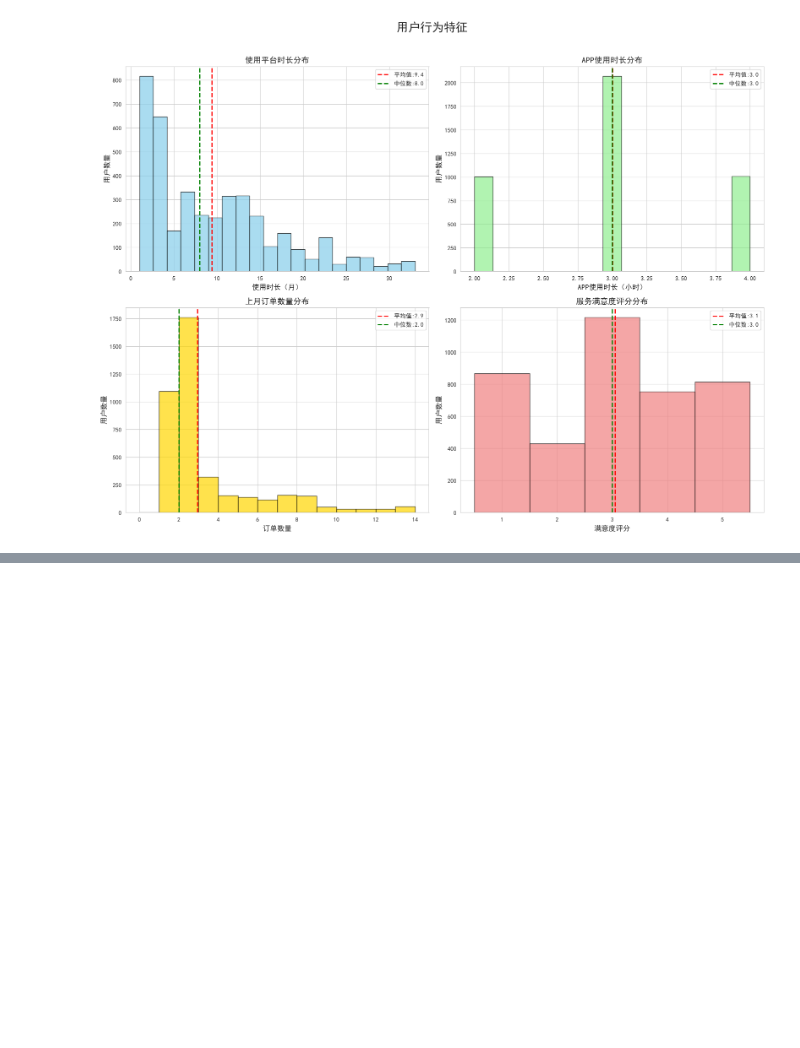
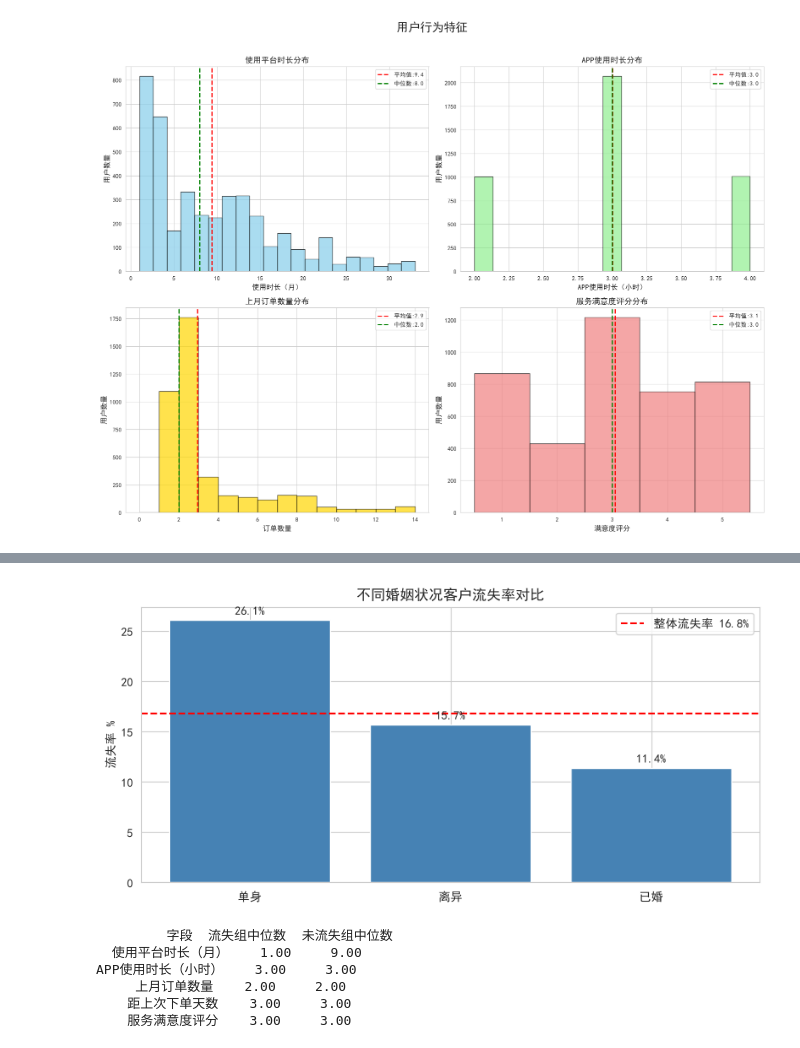
Before and after one commit to YAO-ob/ecommerce-churn-analysis, a Jupyter notebook: 电商数据分析.ipynb, the cells around one changed output, grey strips where cells are left out. Saved outputs shown, nothing was run; the diff lists cells and outputs as text; code cells hidden in the pictures; blank space fills up the shorter version.

```diff
--- a/电商数据分析.ipynb
+++ b/电商数据分析.ipynb
@@ -569,0 +572,19 @@ if '服务满意度评分' in df.columns:
+# %%
+# 构造二值流失标签
+df['是否流失'] = (df['流失标志'] == '流失').astype(int)
+overall_churn = df['是否流失'].mean()
+print(f'整体流失率：{overall_churn*100:.2f}%（样本 {len(df)} 条）')
+
+def churn_by(col):
+    """按指定分组统计人数、流失数与流失率，按流失率降序"""
+    g = df.groupby(col).agg(人数=('是否流失', 'count'), 流失数=('是否流失', 'sum'))
+    g['流失率%'] = (g['流失数'] / g['人数'] * 100).round(1)
+    return g.sort_values('流失率%', ascending=False)
+
+# 逐个分类维度输出流失率对比
+cat_cols = ['性别', '城市等级', '婚姻状况', '年龄分组', '首选登录设备',
+            '是否活跃用户', '消费水平', '使用频率', '满意度分组']
+for col in cat_cols:
+    if col in df.columns:
+        print('\n====', col, '====')
+        print(churn_by(col).to_string())
@@ -569,0 +609,36 @@ if '服务满意度评分' in df.columns:
+# %%
+# 以婚姻状况为例绘制流失率对比条形图（可将 churn_by 的参数换成其他维度）
+view = churn_by('婚姻状况')
+fig, ax = plt.subplots(figsize=(8, 4))
+ax.bar(view.index, view['流失率%'], color='steelblue')
+ax.axhline(overall_churn * 100, color='red', linestyle='--',
+           label=f'整体流失率 {overall_churn*100:.1f}%')
+ax.set_title('不同婚姻状况客户流失率对比')
+ax.set_ylabel('流失率 %')
+for i, v in enumerate(view['流失率%']):
+    ax.text(i, v + 0.5, f'{v}%', ha='center')
+ax.legend()
+plt.tight_layout()
+plt.show()
+# %% [output]
+[figure, added]
+# %%
+# 数值维度：流失组与未流失组中位数对比
+num_cols = ['使用平台时长（月）', 'APP使用时长（小时）', '上月订单数量',
+            '距上次下单天数', '服务满意度评分']
+rows = []
+for c in num_cols:
+    if c in df.columns:
+        rows.append({
+            '字段': c,
+            '流失组中位数': df[df['是否流失'] == 1][c].median(),
+            '未流失组中位数': df[df['是否流失'] == 0][c].median()
+        })
+print(pd.DataFrame(rows).to_string(index=False))
+# %% [output]
+         字段  流失组中位数  未流失组中位数
+  使用平台时长（月）    1.00     9.00
+APP使用时长（小时）    3.00     3.00
+     上月订单数量    2.00     2.00
+    距上次下单天数    3.00     3.00
+    服务满意度评分    3.00     3.00
```
Also changed, not shown: parts of 5 cells of this notebook, 5 other files.
